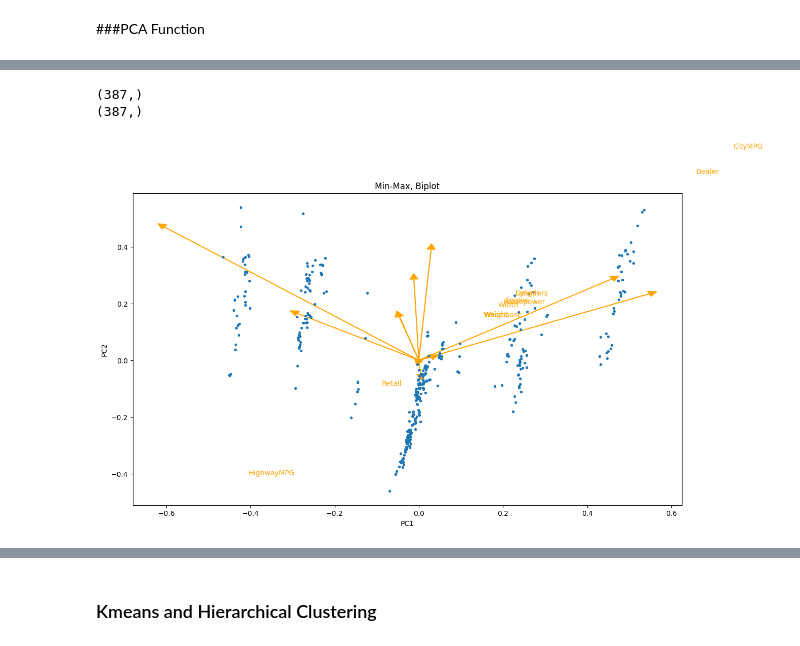
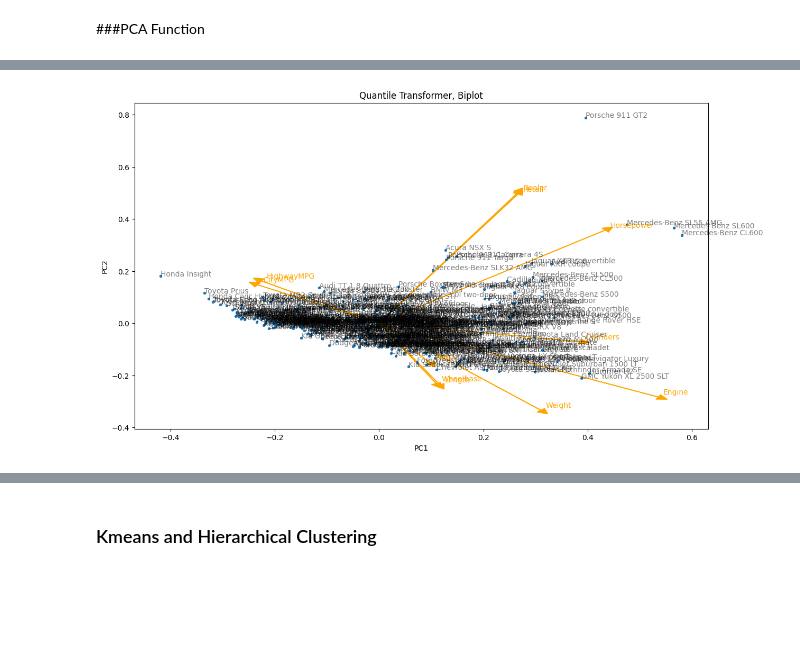
Before and after one commit to GMartinez02/Big-Data---43C8-Fall-2024, a Jupyter notebook: Homework1_PCA_&_nSVA_with_Vehicle_data.ipynb, the cells around one changed output, grey strips where cells are left out. Drawn from its saved outputs; the diff is of its cells as text; code cells hidden in the pictures; blank space fills up the shorter version.

```diff
--- a/Homework1_PCA_&_nSVA_with_Vehicle_data.ipynb
+++ b/Homework1_PCA_&_nSVA_with_Vehicle_data.ipynb
@@ -32,6 +40,11 @@ Path: /content/drive/My Drive/Big Data - 43C8/Homework Code/Homework1
 ### Importing "vehicles.csv"
 # %%
 data = pd.read_csv('vehicles.csv')
+n,m = data.shape
+print(n)
+print(m)
+data = data.iloc[:, 7:m]
 col_names = list(data.columns)
+print(data.shape)
 data.head()
 # %% [output]
@@ -117,38 +296,39 @@ print(loadings.shape)
-# %%
-#Data for Bipot
-min_max_PC, loadings= doPCA(data, 1, 3)
-PC1=min_max_PC[:, 0]
-PC2=min_max_PC[:, 1]
-
-scalePC1  = 1/(PC1.max() - PC1.min())
-scalePC2  = 1/(PC2.max() - PC2.min())
-
-PC1 = PC1 * scalePC1
-PC2 = PC2 * scalePC2
-print(PC1.shape)
-print(PC2.shape)
-# %% [output]
-(387,)
-(387,)
 # %%
+#Data for Bipot
+quantile_tf_PC, loadings= doPCA(data, 4, 3)
+PC1=quantile_tf_PC[:, 0]
+PC2=quantile_tf_PC[:, 1]
+
+scalePC1  = 1/(PC1.max() - PC1.min())
+scalePC2  = 1/(PC2.max() - PC2.min())
+
+PC1 = PC1 * scalePC1
+PC2 = PC2 * scalePC2
+
 fig, ax = plt.subplots(figsize = (14,8))
 
 for i, variables in enumerate(col_names):
     ax.arrow(0,0,
             loadings[0,i],loadings[1,i],
             head_length = 0.02,
             head_width = 0.02,
             color = "orange")
-    ax.text(loadings[0,i] + 0.2,loadings[0,i] + 0.2,
+    ax.text(loadings[0,i] + 0.01,loadings[1,i] + 0.01,
             variables,
             color = "orange",
             fontsize = 10)
+for i, variables in enumerate(data.index):
+          ax.text(PC1[i],
+          PC2[i],
+          str(variables),
+          fontsize = 10).set_alpha(.5)
+
 
 ax.scatter(PC1, PC2, s = 8)
 
 ax.set_xlabel('PC1')
 ax.set_ylabel('PC2')
-ax.set_title('Min-Max, Biplot')
+ax.set_title('Quantile Transformer, Biplot')
 plt.show()
 # %% [output]
-[figure, old version]
+[figure, new version]
```
Also changed, not shown: parts of 34 cells of this notebook.
